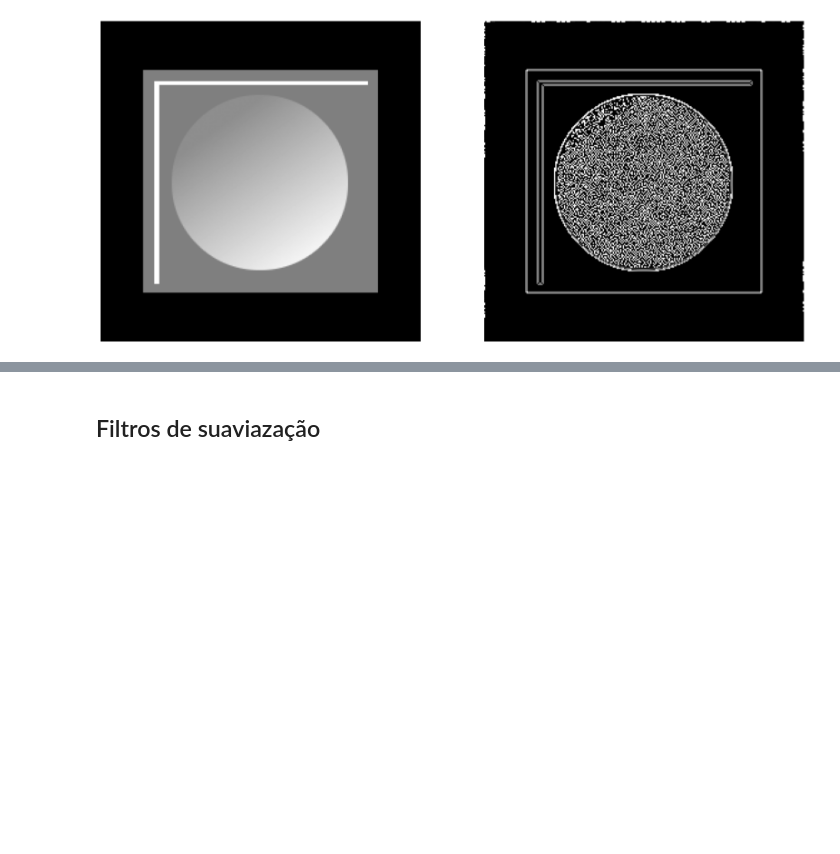
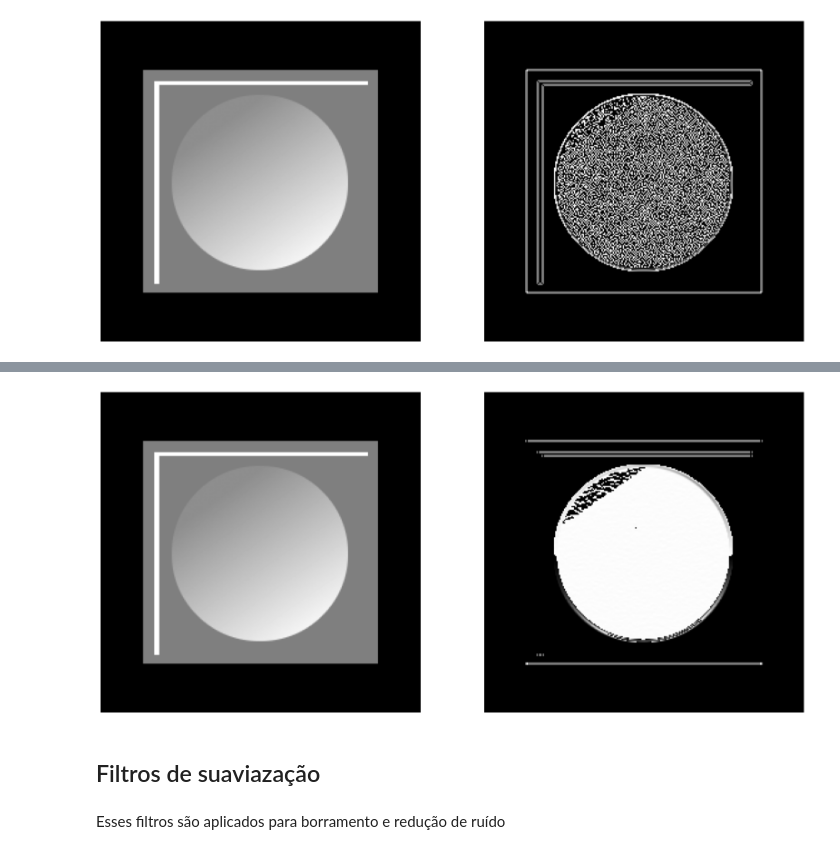
Before and after one commit to eriksonJAguiar/Processamento-imagens, a Jupyter notebook: Codigos/Filtragem.ipynb, the cells around one changed output, grey strips where cells are left out. Drawn from its saved outputs; the diff is of its cells as text; code cells hidden in the pictures; blank space fills up the shorter version.

```diff
--- a/Codigos/Filtragem.ipynb
+++ b/Codigos/Filtragem.ipynb
@@ -192,3 +238,21 @@ plt.show()
+# %%
+conv_horizontal = conv(img_gray, w_horizontal)
+# %%
+plt.figure(figsize=(20, 20))
+
+plt.subplot(121)
+plt.imshow(img_gray, vmin=0, vmax=255, cmap="gray")
+plt.axis("off")
+
+plt.subplot(122)
+plt.imshow(conv_horizontal, vmin=0, vmax=255, cmap="gray")
+plt.axis("off")
+
+plt.show()
+# %% [output]
+[figure, added]
 # %% [markdown]
 ## Filtros de suaviazação
+# %% [markdown]
+Esses filtros são aplicados para  borramento e redução de ruído
 # %%
```
Also changed, not shown: parts of 41 cells of this notebook, 2 other files.
